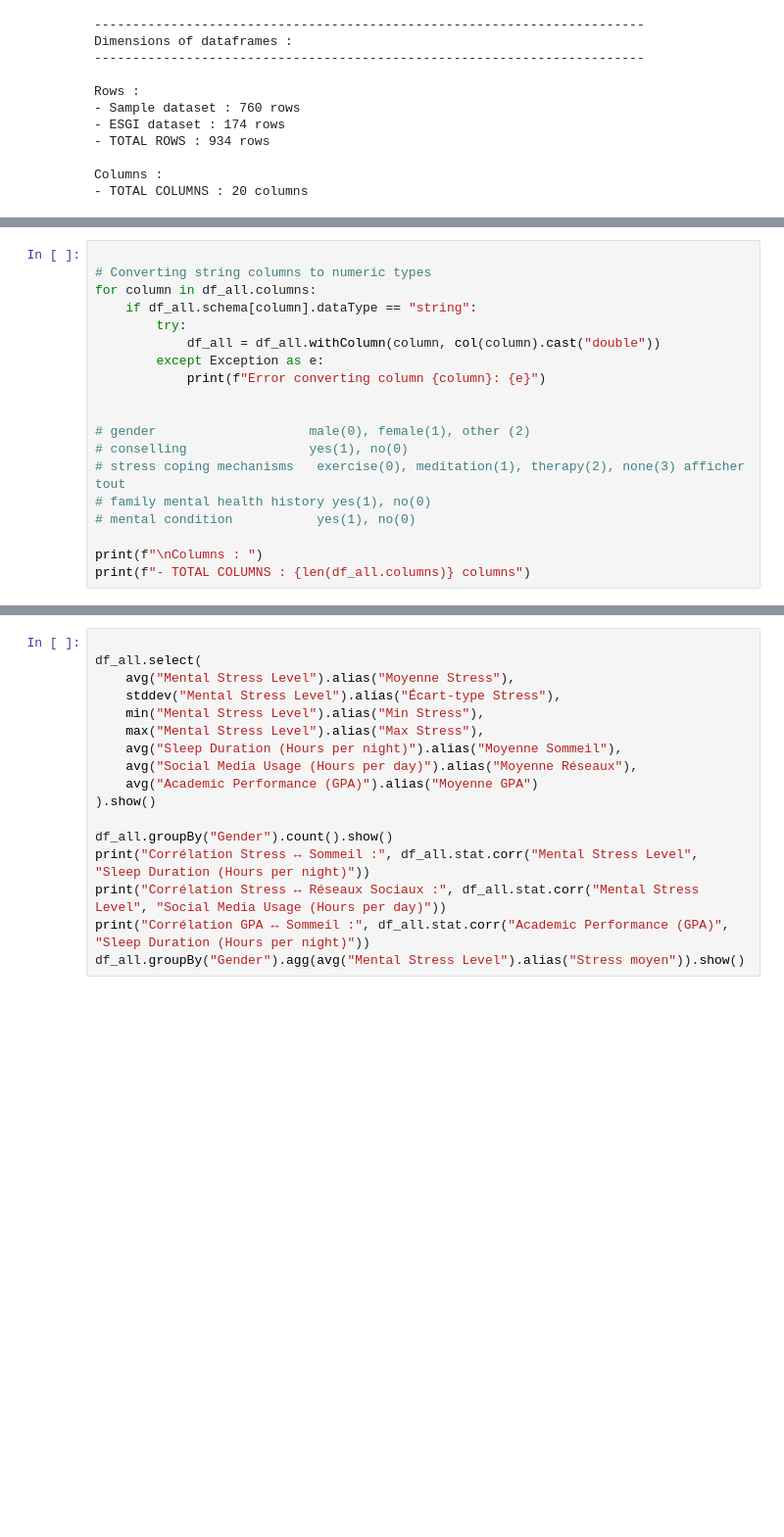
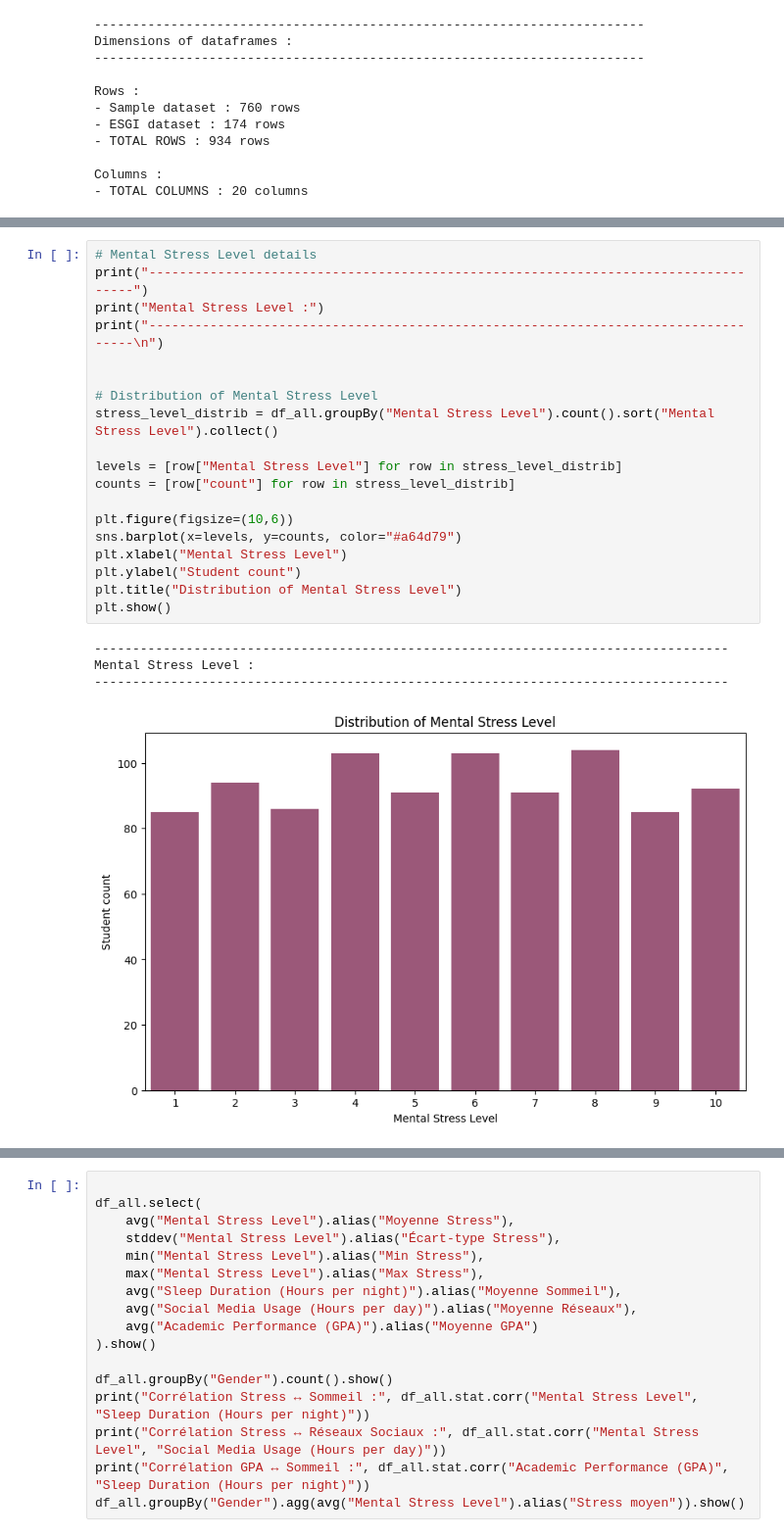
Before and after one commit to Sn-Kirtika/Students-Mental-Health, a Jupyter notebook: student_mental_health_analysis.ipynb, the cells around one changed output, grey strips where cells are left out. Shown at 98% size. Cells and saved outputs as stored; diff of their text form; blank space fills up the shorter version.

Commit message:
update distribution graph

```diff
--- a/student_mental_health_analysis.ipynb
+++ b/student_mental_health_analysis.ipynb
@@ -181,19 +142,0 @@ df_all.head(5)
-# %%
-
-# Converting string columns to numeric types
-for column in df_all.columns:
-    if df_all.schema[column].dataType == "string":
-        try:
-            df_all = df_all.withColumn(column, col(column).cast("double"))
-        except Exception as e:
-            print(f"Error converting column {column}: {e}")
-
-
-# gender                    male(0), female(1), other (2)
-# conselling                yes(1), no(0)
-# stress coping mechanisms   exercise(0), meditation(1), therapy(2), none(3) afficher tout
-# family mental health history yes(1), no(0)
-# mental condition           yes(1), no(0)
-
-print(f"\nColumns : ")
-print(f"- TOTAL COLUMNS : {len(df_all.columns)} columns")
@@ -199,0 +177,24 @@ print(f"- TOTAL COLUMNS : {len(df_all.columns)} columns")
+# %%
+# Mental Stress Level details
+print("-----------------------------------------------------------------------------------")
+print("Mental Stress Level :")
+print("-----------------------------------------------------------------------------------\n")
+
+
+# Distribution of Mental Stress Level
+stress_level_distrib = df_all.groupBy("Mental Stress Level").count().sort("Mental Stress Level").collect()
+
+levels = [row["Mental Stress Level"] for row in stress_level_distrib]
+counts = [row["count"] for row in stress_level_distrib]
+
+plt.figure(figsize=(10,6))
+sns.barplot(x=levels, y=counts, color="#a64d79")
+plt.xlabel("Mental Stress Level")
+plt.ylabel("Student count")
+plt.title("Distribution of Mental Stress Level")
+plt.show()
+# %% [output]
+-----------------------------------------------------------------------------------
+Mental Stress Level :
+-----------------------------------------------------------------------------------
+[figure, added]
```
Also changed, not shown: parts of 9 cells of this notebook.
